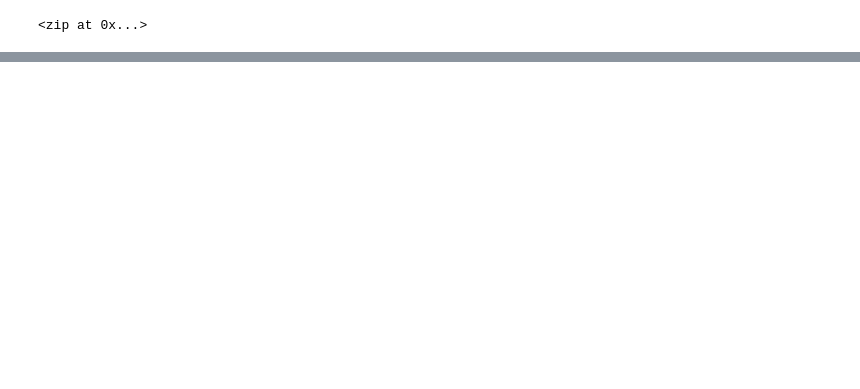
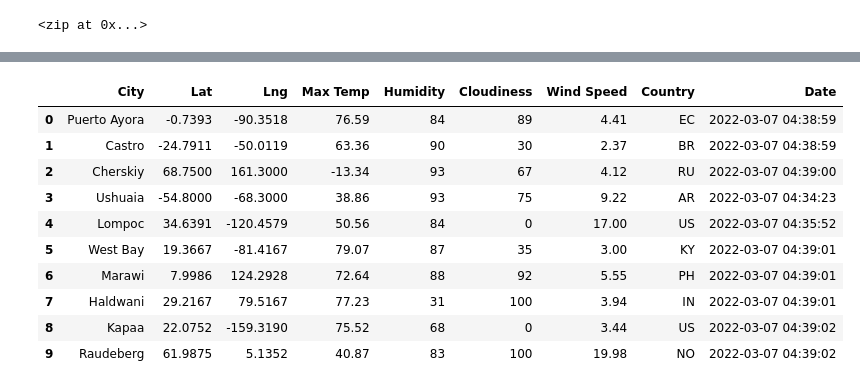
Before and after one commit to jvvyas/World_Weather_Analysis, a Jupyter notebook: WeatherPy.ipynb, the cells around one changed output, grey strips where cells are left out. Cells and saved outputs as stored; diff of their text form; code cells hidden in the pictures; blank space fills up the shorter version.

Commit message:
Modifying .gitignore & adding WeatherPy file

```diff
--- a/WeatherPy.ipynb
+++ b/WeatherPy.ipynb
@@ -52,0 +53,9 @@ len(cities)
+# %%
+# Import the requests library.
+import requests
+
+# Import the API key.
+from config import weather_api_key
+
+# Starting URL for Weather Map API Call.
+url = "http://api.openweathermap.org/data/2.5/weather?units=Imperial&APPID=" + weather_api_key
@@ -52,0 +66,11 @@ len(cities)
+# %%
+# Create an empty list to hold the weather data.
+city_data = []
+
+# Print the beginning of the logging.
+print("Beginning Data Retrieval     ")
+print("-----------------------------")
+
+# Create counters.
+record_count = 1
+set_count = 1
@@ -52,0 +80,10 @@ len(cities)
+# %%
+# Loop through all the cities in our list.
+for i in range(len(cities)):
+
+    # Group cities in sets of 50 for logging purposes.
+    if (i % 50 == 0 and i >= 50):
+        set_count += 1
+        record_count = 1
+    # Create endpoint URL with each city.
+    city_url = url + "&q=" + cities[i]
@@ -52,0 +158,16 @@ len(cities)
+# %%
+# Convert the array of dictionaries to a Pandas DataFrame.
+city_data_df = pd.DataFrame(city_data)
+city_data_df.head(10)
+# %% [output]
+|  | City | Lat | Lng | Max Temp | Humidity | Cloudiness | Wind Speed | Country | Date |
+| 0 | Puerto Ayora | -0.7393 | -90.3518 | 76.59 | 84 | 89 | 4.41 | EC | 2022-03-07 04:38:59 |
+| 1 | Castro | -24.7911 | -50.0119 | 63.36 | 90 | 30 | 2.37 | BR | 2022-03-07 04:38:59 |
+| 2 | Cherskiy | 68.7500 | 161.3000 | -13.34 | 93 | 67 | 4.12 | RU | 2022-03-07 04:39:00 |
+| 3 | Ushuaia | -54.8000 | -68.3000 | 38.86 | 93 | 75 | 9.22 | AR | 2022-03-07 04:34:23 |
+| 4 | Lompoc | 34.6391 | -120.4579 | 50.56 | 84 | 0 | 17.00 | US | 2022-03-07 04:35:52 |
+| 5 | West Bay | 19.3667 | -81.4167 | 79.07 | 87 | 35 | 3.00 | KY | 2022-03-07 04:39:01 |
+| 6 | Marawi | 7.9986 | 124.2928 | 72.64 | 88 | 92 | 5.55 | PH | 2022-03-07 04:39:01 |
+| 7 | Haldwani | 29.2167 | 79.5167 | 77.23 | 31 | 100 | 3.94 | IN | 2022-03-07 04:39:01 |
+| 8 | Kapaa | 22.0752 | -159.3190 | 75.52 | 68 | 0 | 3.44 | US | 2022-03-07 04:39:02 |
+| 9 | Raudeberg | 61.9875 | 5.1352 | 40.87 | 83 | 100 | 19.98 | NO | 2022-03-07 04:39:02 |
```
Also changed, not shown: parts of 7 cells of this notebook.
